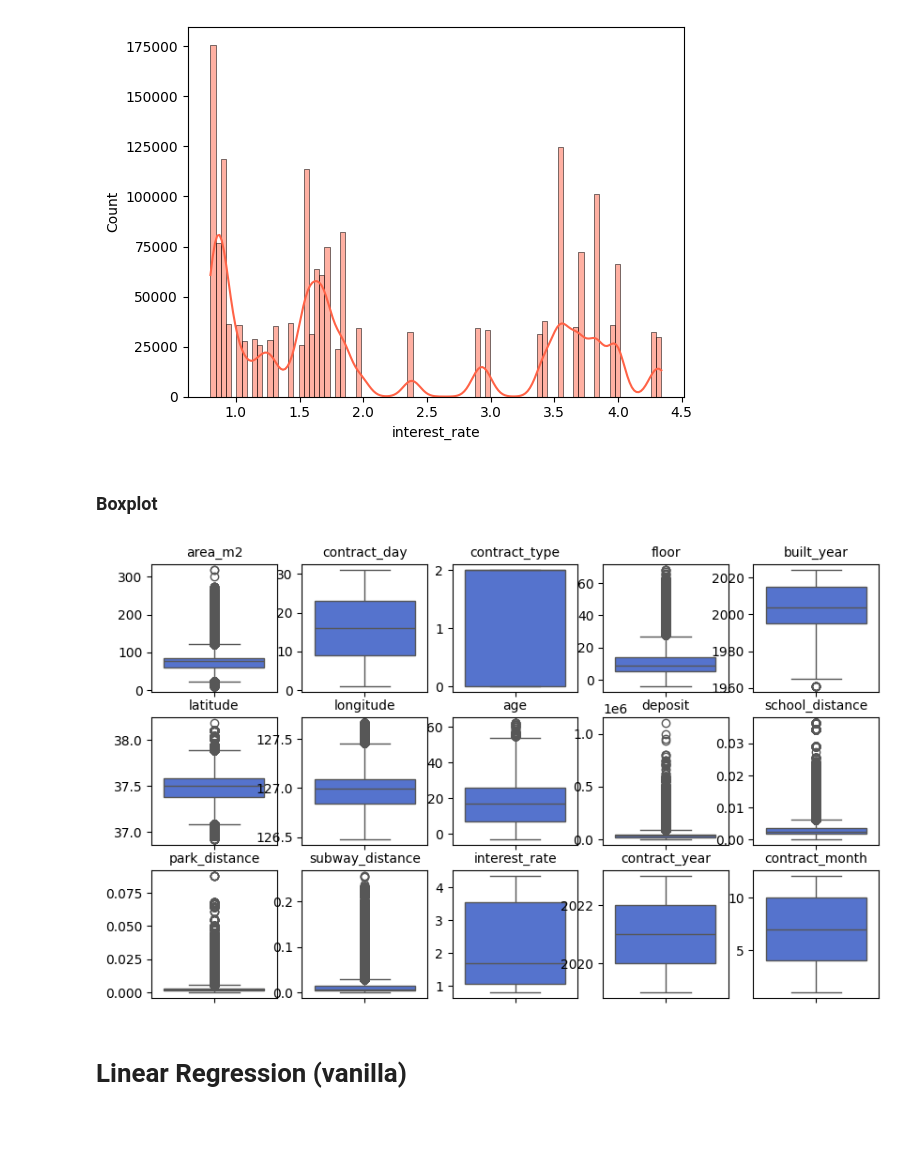
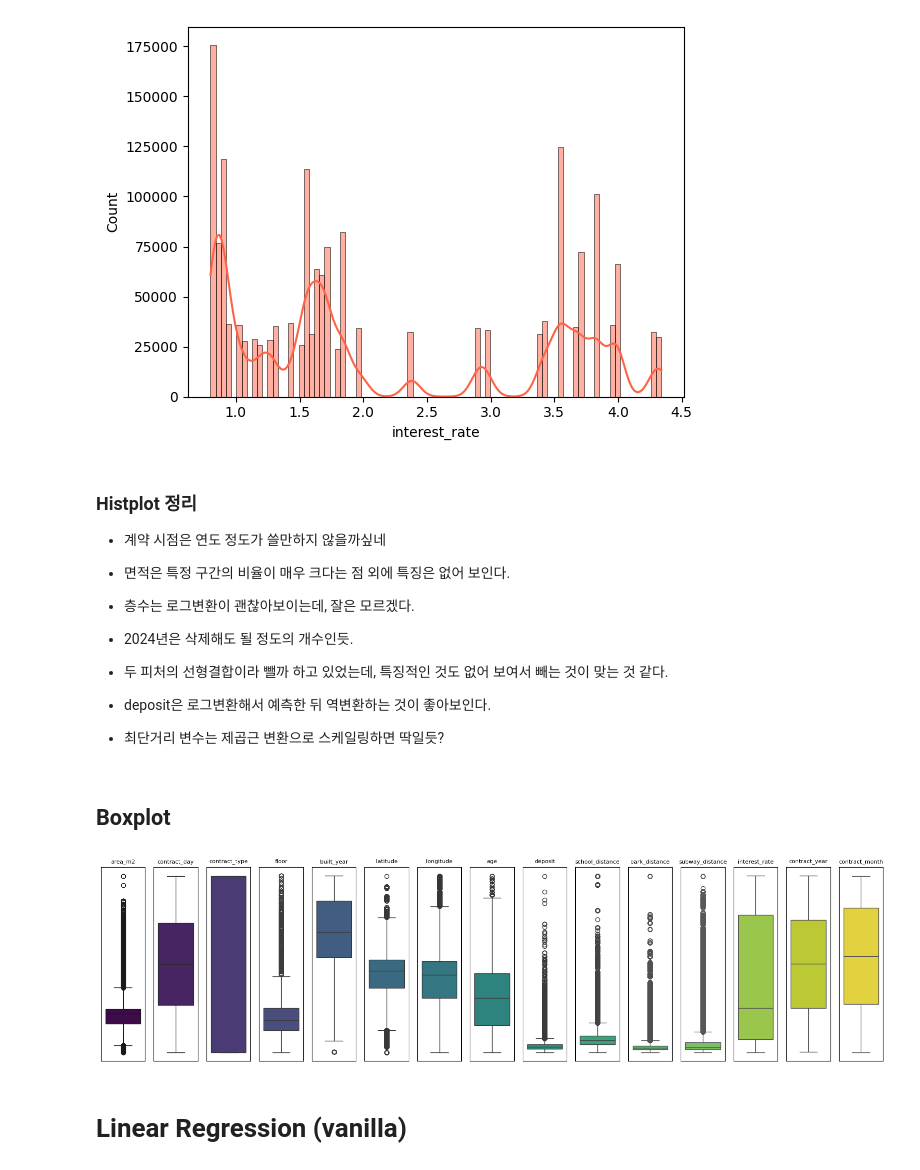
Before and after one commit to boostcampaitech7/level2-competitiveds-recsys-03, a Jupyter notebook: zerovirus_EDA.ipynb, the cells around one changed output. Saved outputs shown, nothing was run; the diff lists cells and outputs as text; code cells hidden in the pictures; blank space fills up the shorter version.

```diff
--- a/zerovirus_EDA.ipynb
+++ b/zerovirus_EDA.ipynb
@@ -117,9 +117,13 @@ test_data
 # %% [markdown]
 ## Scatterplot
 # %%
+import matplotlib.cm as cm
+
+colors = cm.plasma(np.linspace(0, 1, 15))
+
 fig, axs = plt.subplots(4, 4, figsize=(15, 15))
 
 for i, feature in enumerate(train_data.columns):
-    axs[i//4, i%4].scatter(data=train_data, x=feature, y="deposit")
+    axs[i//4, i%4].scatter(data=train_data, x=feature, y="deposit", color=colors[i])
     axs[i//4, i%4].set_title(feature)
 # %% [output]
@@ -182,19 +262,39 @@ sns.histplot(data=train_data, x="interest_rate", color="tomato", kde=True)
 # %% [output]
 <Axes: xlabel='interest_rate', ylabel='Count'>
 [figure]
+# %% [markdown]
+### Histplot 정리
+
+- 계약 시점은 연도 정도가 쓸만하지 않을까싶네
+
+- 면적은 특정 구간의 비율이 매우 크다는 점 외에 특징은 없어 보인다.
+
+- 층수는 로그변환이 괜찮아보이는데, 잘은 모르겠다.
+
+- 2024년은 삭제해도 될 정도의 개수인듯.
+
+- 두 피처의 선형결합이라 뺄까 하고 있었는데, 특징적인 것도 없어 보여서 빼는 것이 맞는 것 같다.
+
+- deposit은 로그변환해서 예측한 뒤 역변환하는 것이 좋아보인다.
+
+- 최단거리 변수는 제곱근 변환으로 스케일링하면 딱일듯?
 # %% [markdown]
-### Boxplot
+## Boxplot
 # %%
-fig, axs = plt.subplots(3, 5, figsize= (10, 6))
+colors = cm.viridis(np.linspace(0, 1, 15))
+fig, axs = plt.subplots(1, 15, figsize= (20, 5))
 
 for i, feature in enumerate(train_data):
-    sns.boxplot(data=train_data, y=feature, color="royalblue", ax=axs[i//5, i%5])
-    axs[i//5, i%5].set_title(feature, fontsize=10)
-    axs[i//5, i%5].set_ylabel("")
+    sns.boxplot(data=train_data, y=feature, color=colors[i], ax=axs[i])
+    axs[i].set_title(feature, fontsize=8)
+    axs[i].set_ylabel("")
+    axs[i].set_yticks([])
+    axs[i].set_yticklabels("")
+    axs[i].set_xticks([])
 
 plt.show()
 # %% [output]
-[figure, old version]
+[figure, new version]
 # %%
 # 이상치 탐지
 def find_outliers_iqr(data: pd.Series) -> pd.Series:
```
Also changed, not shown: parts of 29 cells of this notebook.
